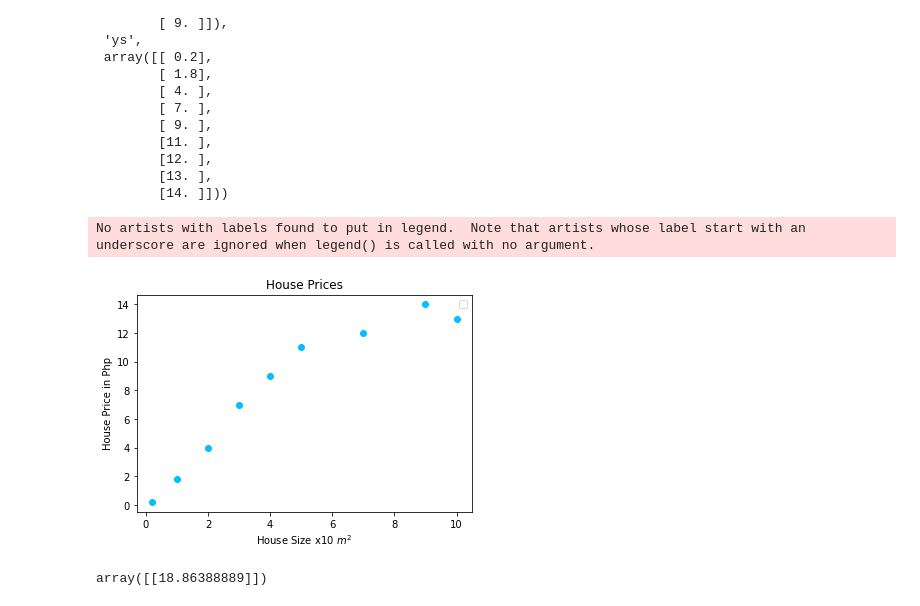
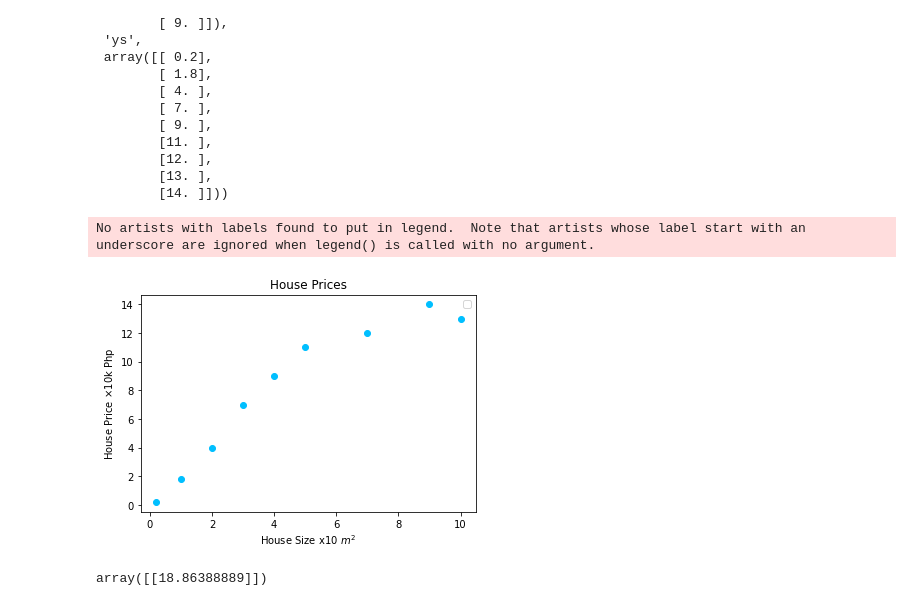
Before and after one commit to GDSC-CPU/tf-workshop, a Jupyter notebook: notebooks/playgrounds/playground.ipynb, the cells around one changed output. Drawn from its saved outputs; the diff is of its cells as text; code cells hidden in the pictures.

```diff
--- a/notebooks/playgrounds/playground.ipynb
+++ b/notebooks/playgrounds/playground.ipynb
@@ -85,26 +85,26 @@ y = house_prices[:, [1]]
 # %%
 guess_x = np.arange(0, 11)
 bad_guess = 0.5 * guess_x + 0.5
 better_guess = 0.7 * guess_x + 0.92
 almost_there_guess = 0.98 * guess_x + 1.2
 best_guess = 1.5 * guess_x + 1.3
 another_bad = 2.85 * guess_x + 2.83
 
 plt.title('House Prices')
 plt.xlabel(r'House Size x10 $m^2$')
-plt.ylabel(r'House Price in Php')
+plt.ylabel(r'House Price $\times$10k Php')
 plt.plot(x, y, 'o', color='deepskyblue')
 
-# plt.plot(guess_x, bad_guess, color="red", label=r"$w_1 = 0.5, w_0 = 0.5$")
-# plt.plot(guess_x, better_guess, color="darkorange", label=r"$w_1 = 0.7, w_0 = 0.92$")
-# plt.plot(guess_x, almost_there_guess, color="gold", label=r"$w_1 = 0.98, w_0 = 1.2$")
-# plt.plot(guess_x, best_guess, color="green", label=r"$w_1 = 1.5, w_0 = 1.3$")
-# plt.plot(guess_x, another_bad, color="sienna", label=r"$w_1 = 2.85, w_0 = 2.83$")
+plt.plot(guess_x, bad_guess, color="red", label=r"$w_1 = 0.5, w_0 = 0.5$")
+plt.plot(guess_x, better_guess, color="darkorange", label=r"$w_1 = 0.7, w_0 = 0.92$")
+plt.plot(guess_x, almost_there_guess, color="gold", label=r"$w_1 = 0.98, w_0 = 1.2$")
+plt.plot(guess_x, best_guess, color="green", label=r"$w_1 = 1.5, w_0 = 1.3$")
+plt.plot(guess_x, another_bad, color="sienna", label=r"$w_1 = 2.85, w_0 = 2.83$")
 plt.legend()
-plt.savefig('idea-pre.jpg')
+plt.savefig('idea.jpg')
 # %% [output]
 No artists with labels found to put in legend.  Note that artists whose label start with an underscore are ignored when legend() is called with no argument.
-[figure, old version]
+[figure, new version]
 # %%
 def add_ones(X):
     return np.insert(X, 0, 1, axis=1)
```
Also changed, not shown: 20 other files.
